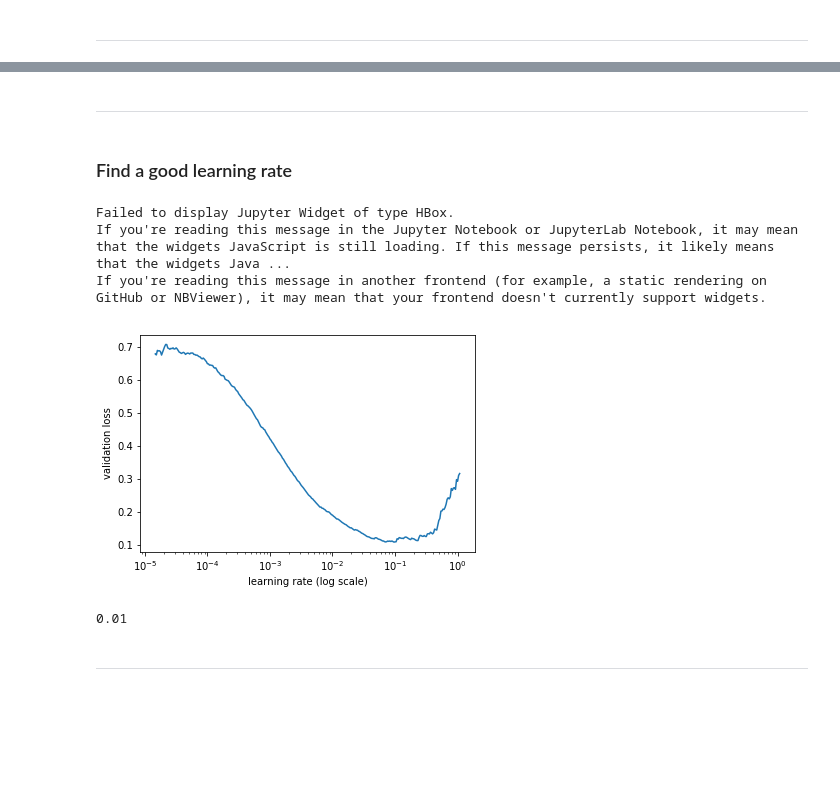
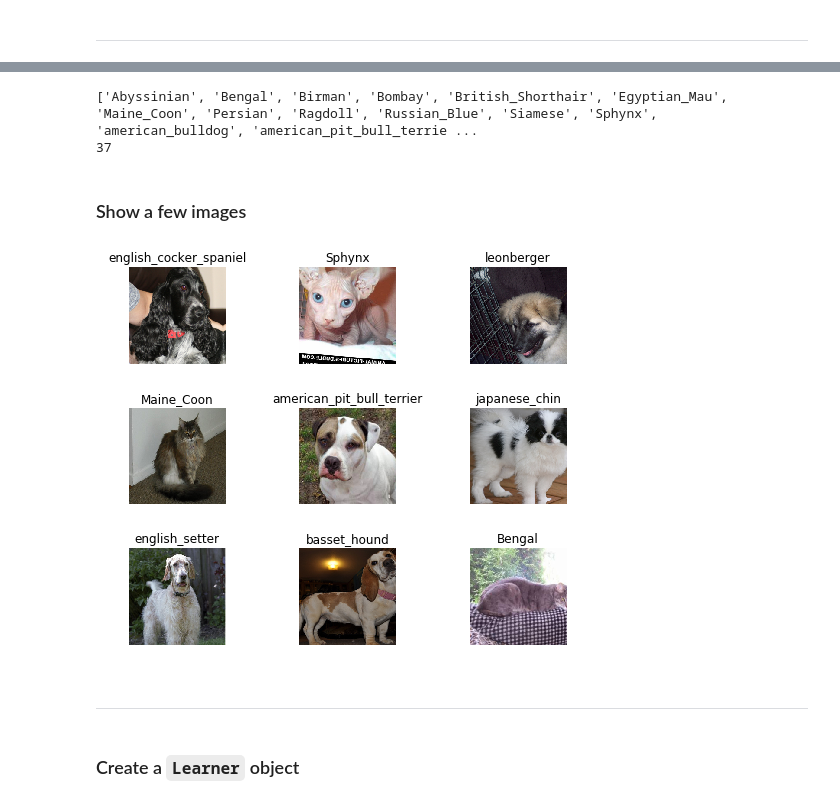
Before and after one commit to ericlingit/fastai-notes, a Jupyter notebook: practice/lesson1v3-code-practice-part-A-Answer.ipynb, the cells around one changed output, grey strips where cells are left out. Drawn from its saved outputs; the diff is of its cells as text; code cells hidden in the pictures; blank space fills up the shorter version.

```diff
--- a/practice/lesson1v3-code-practice-part-A-Answer.ipynb
+++ b/practice/lesson1v3-code-practice-part-A-Answer.ipynb
@@ -47,5 +48,6 @@ URLs.PETS
 # %% [output]
 'https://s3.amazonaws.com/fast-ai-imageclas/oxford-iiit-pet'
 # %%
-# Download and untar.
-#path = untar_data(URLs.PETS)
+# Download and untar. Won't redownload if file already exists.
+path = untar_data(URLs.PETS)
+path
@@ -110,0 +62,4 @@ plt.imshow(img)
+# %%
+# list all files
+fnames = get_image_files(path/'images')
+fnames[:3]
@@ -110,0 +72,2 @@ plt.imshow(img)
+# %%
+label_regex = r'/([^/]+)_\d+.jpg$'
@@ -129,0 +103,11 @@ learn = ConvLearner.pretrained(f=arch, data=data, precompute=True)
+# %%
+# Since our dataset has labels in the file name
+# we'd want to use from_name_re
+data = ImageDataBunch.from_name_re(path=path/'images',
+                                   fnames=fnames,
+                                   pat=label_regex,
+                                   ds_tfms=get_transforms(),
+                                   size=224,
+                                   bs=bs).normalize(imagenet_stats)
+
+# by default, validation percentage is 0.2
@@ -130,27 +123,17 @@ learn = ConvLearner.pretrained(f=arch, data=data, precompute=True)
+# %%
+# classes in our dataset
+print(data.classes)
+print(len(data.classes))
+# %% [output]
+['Abyssinian', 'Bengal', 'Birman', 'Bombay', 'British_Shorthair', 'Egyptian_Mau', 'Maine_Coon', 'Persian', 'Ragdoll', 'Russian_Blue', 'Siamese', 'Sphynx', 'american_bulldog', 'american_pit_bull_terrie ...
+37
+# %% [markdown]
+### Show a few images
+# %%
+data.show_batch(rows=3, figsize=(7, 6))
+# %% [output]
+[figure, added]
 # %% [markdown]
 ---
-# %% [markdown]
-### Find a good learning rate
-# %%
-# Automatically find a good learning rate
-learn.lr_find()
-# %% [output]
-Failed to display Jupyter Widget of type HBox.
-If you're reading this message in the Jupyter Notebook or JupyterLab Notebook, it may mean that the widgets JavaScript is still loading. If this message persists, it likely means that the widgets Java ...
-If you're reading this message in another frontend (for example, a static rendering on GitHub or NBViewer), it may mean that your frontend doesn't currently support widgets.
-# %%
-# Plot lr vs loss
-learn.sched.plot()
-# %% [output]
-[figure, removed]
-# %%
-# What learning rate should we use?
-learn.sched.best
-
-learn.sched.best/10
-
-round(learn.sched.best/10, 2)
-# %% [output]
-0.01
-# %% [markdown]
----
+# %% [markdown]
+### Create a `Learner` object
```
Also changed, not shown: parts of 43 cells of this notebook.
